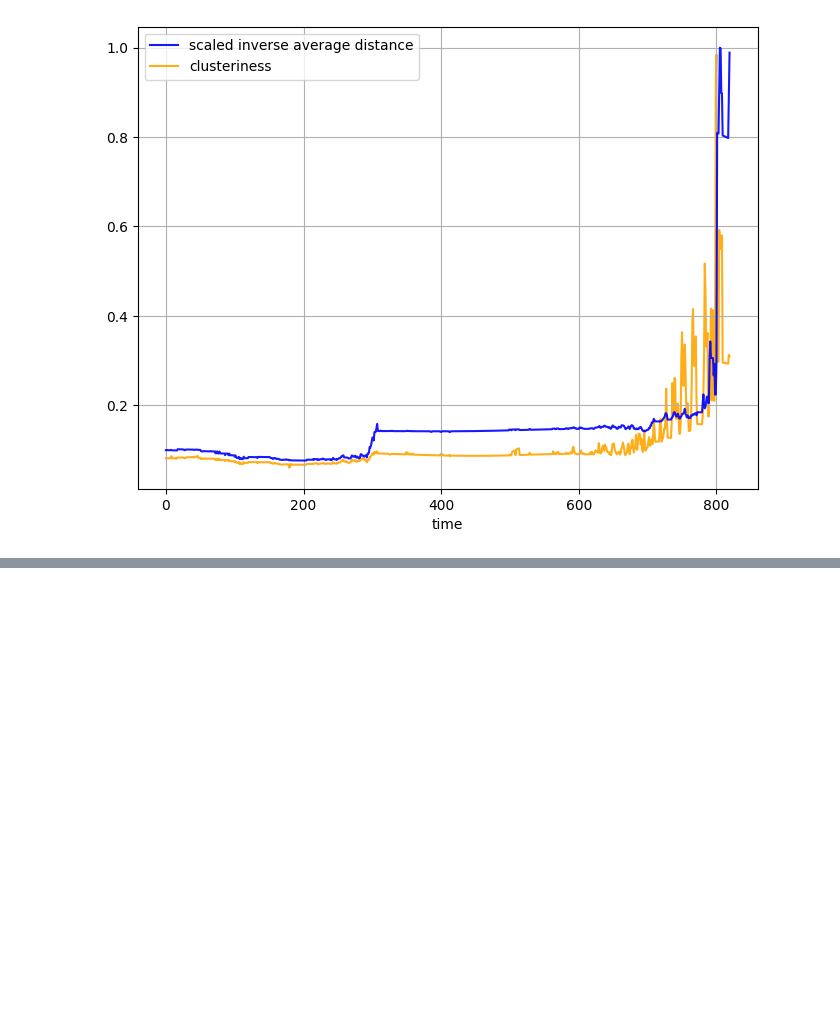
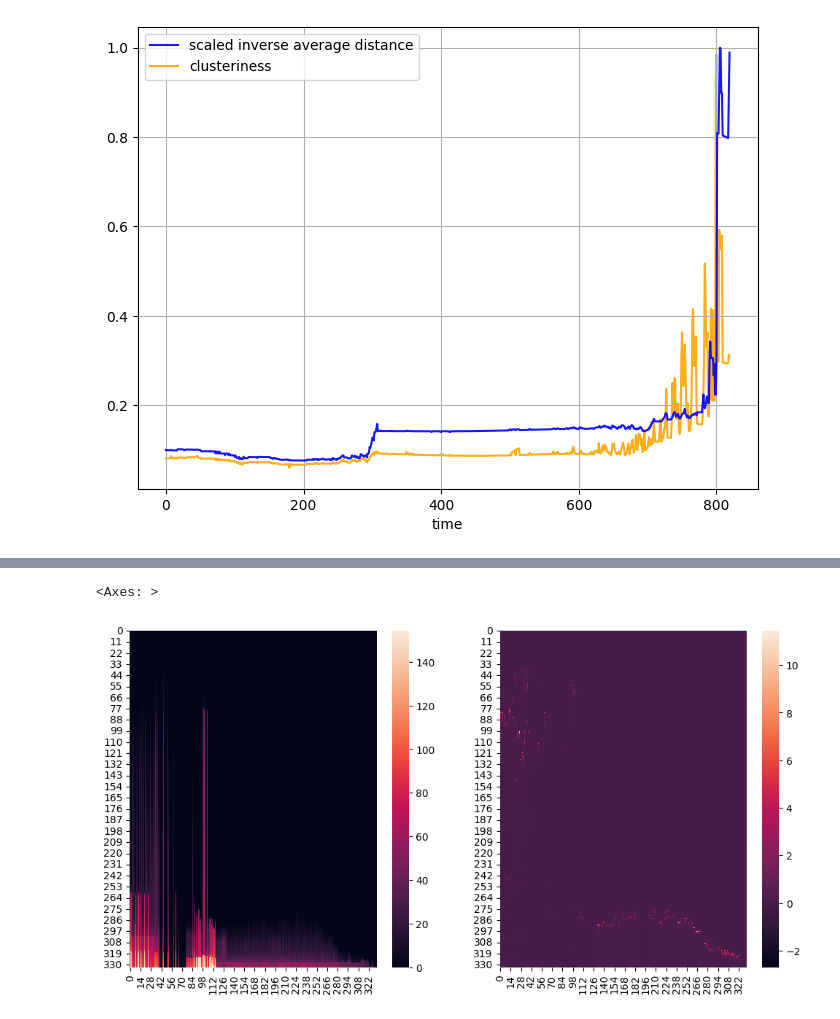
Before and after one commit to louisvonleitner/geese-orderedness, a Jupyter notebook: data_acquisition/plotting_data.ipynb, the cells around one changed output, grey strips where cells are left out. Saved outputs shown, nothing was run; the diff lists cells and outputs as text; code cells hidden in the pictures; blank space fills up the shorter version.

```diff
--- a/data_acquisition/plotting_data.ipynb
+++ b/data_acquisition/plotting_data.ipynb
@@ -217,0 +339,22 @@ plt.show()
+# %%
+# TODO: This sorting is not correct and likely leads to wrong results! Fix it pls!
+# sort index mapping from high correlation colors
+sorted_indices = np.argsort(average_distances_between_birds, axis=0)
+
+heatmap_distances = np.take_along_axis(average_distances_between_birds, sorted_indices, axis=0)
+heatmap_clusteriness = np.take_along_axis(average_clusteriness_between_birds, sorted_indices, axis=0)
+# %%
+fig, ax = plt.subplots(1, 2, figsize=(12, 6))
+
+sns.heatmap(
+    data=heatmap_distances,
+    ax=ax[0]
+)
+
+sns.heatmap(
+    data=heatmap_clusteriness,
+    ax=ax[1]
+)
+# %% [output]
+<Axes: >
+[figure, added]
```
Also changed, not shown: parts of 7 cells of this notebook, 1 other file.
